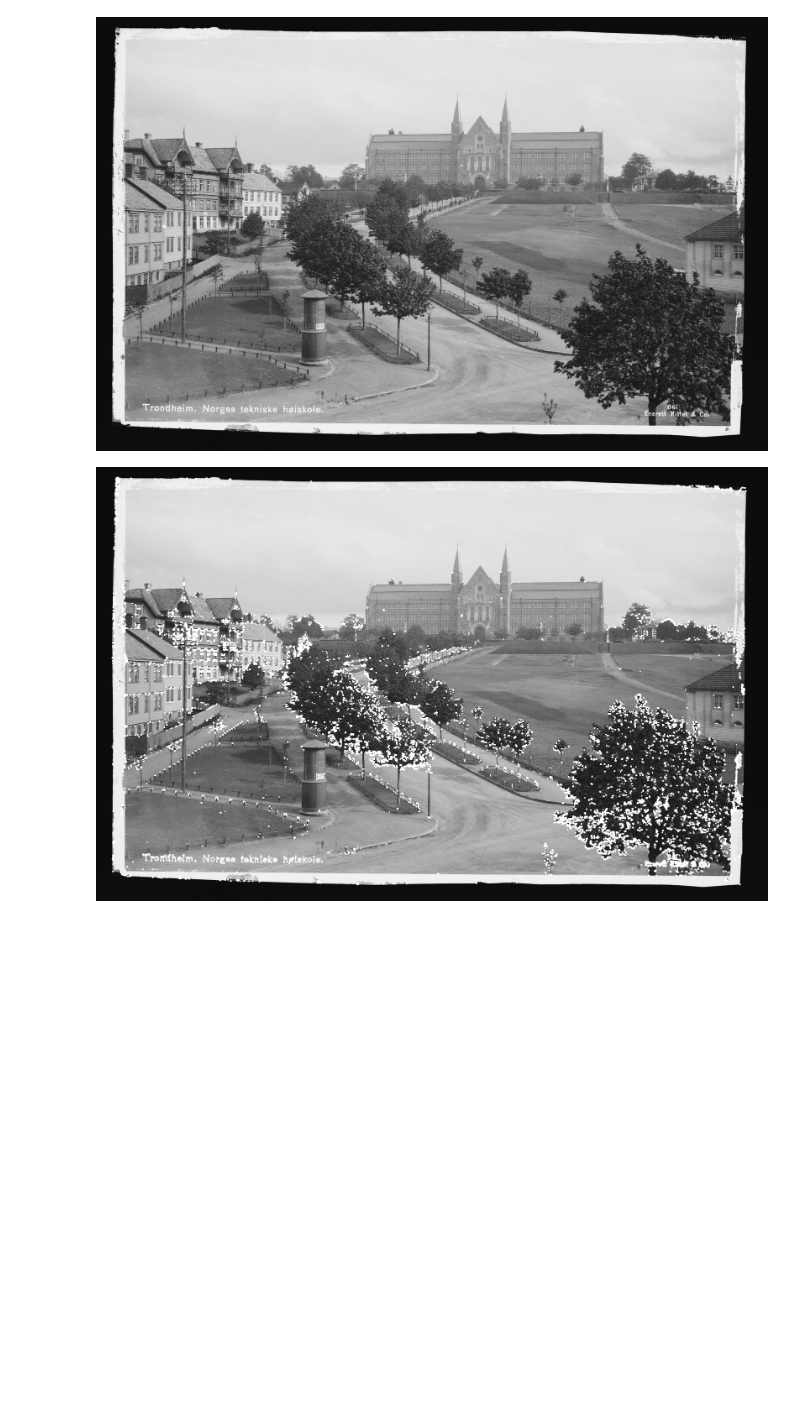
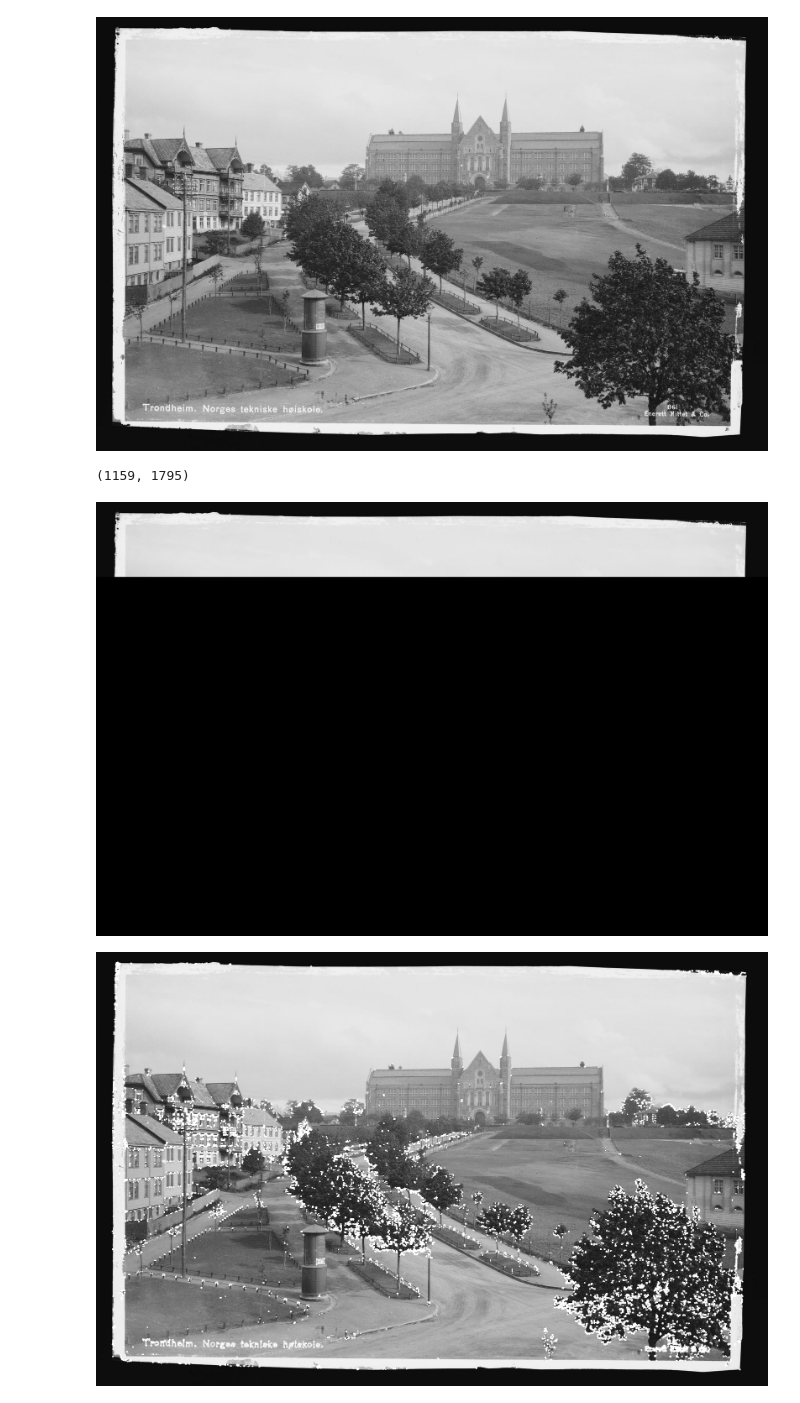
Before and after one commit to Yoonsen/NTNU_oktober_2018, a Jupyter notebook: features.ipynb, the cells around one changed output. Drawn from its saved outputs; the diff is of its cells as text; code cells hidden in the pictures; blank space fills up the shorter version.

```diff
--- a/features.ipynb
+++ b/features.ipynb
@@ -29,6 +29,18 @@ img = nbp.get_picture_from_url(ntnu[0], height=1000)
 img
 # %% [output]
 [figure]
+# %%
+npimg = np.array(img)
+# %%
+npimg.shape
+# %% [output]
+(1159, 1795)
+# %%
+npimg[200:]=0
+# %%
+Image.fromarray(npimg)
+# %% [output]
+[figure, added]
 # %%
 from PIL import Image
 import cv2
```
